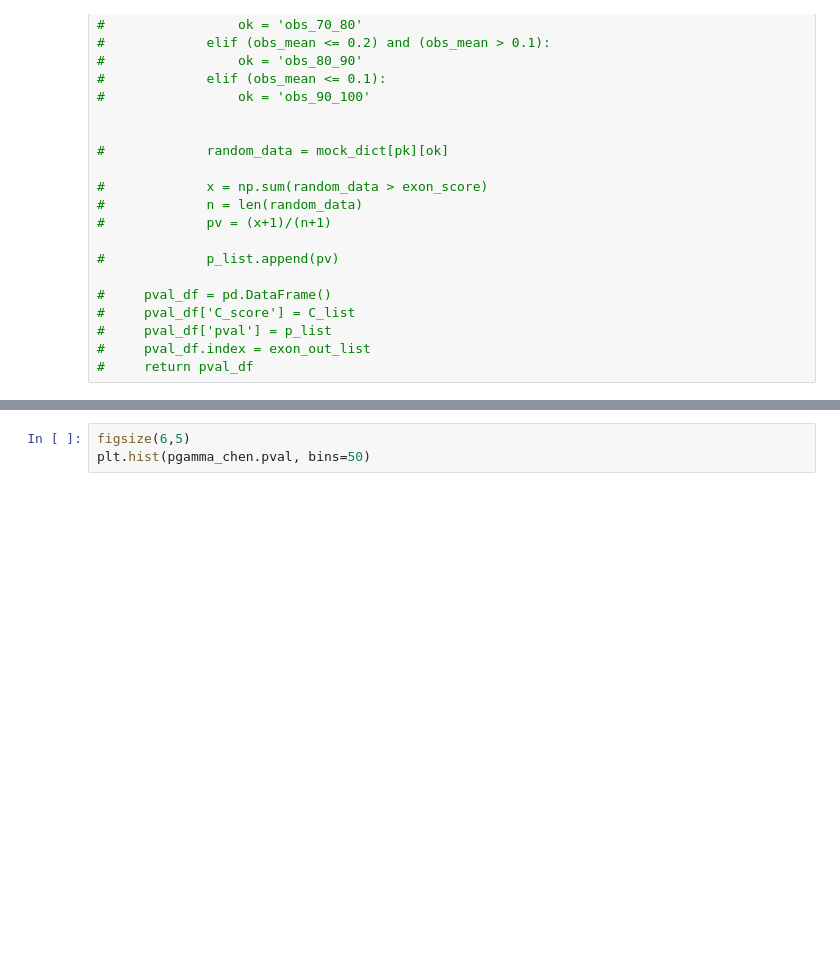
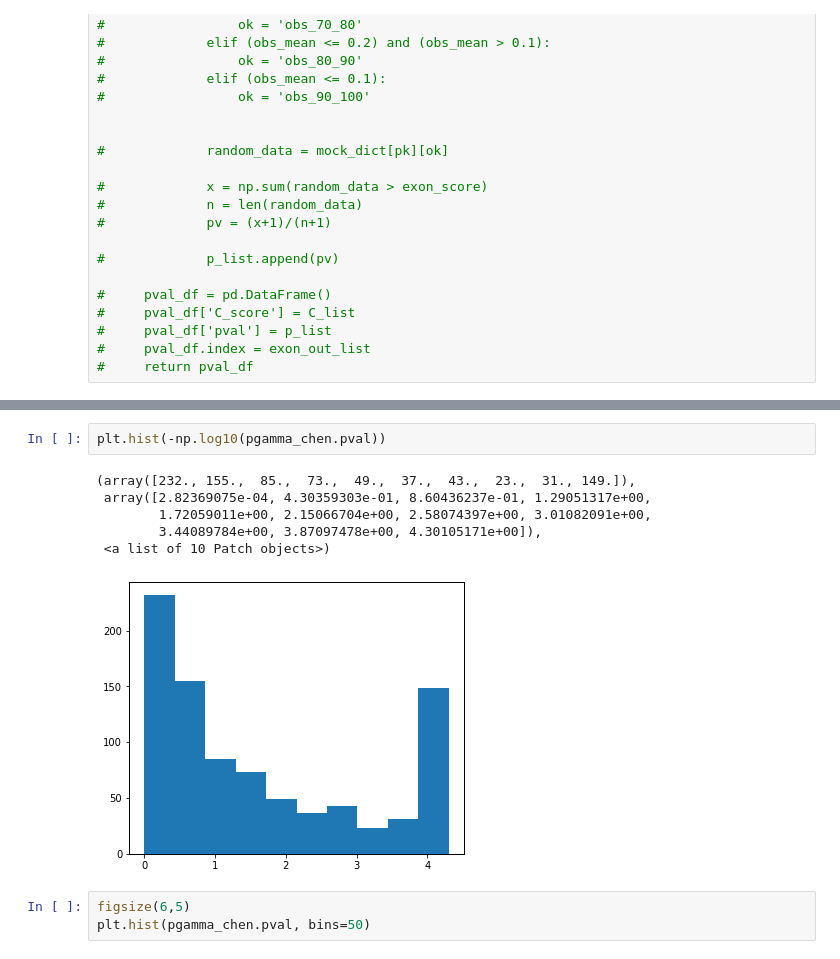
Before and after one commit to lareaulab/sc_binary_splicing, a Jupyter notebook: results/data_analysis/autocorrelation.ipynb, the cells around one changed output, grey strips where cells are left out. Cells and saved outputs as stored; diff of their text form; blank space fills up the shorter version.

```diff
--- a/results/data_analysis/autocorrelation.ipynb
+++ b/results/data_analysis/autocorrelation.ipynb
@@ -2218,3 +2243,12 @@ pgamma_chen
+# %%
+plt.hist(-np.log10(pgamma_chen.pval))
+# %% [output]
+(array([232., 155.,  85.,  73.,  49.,  37.,  43.,  23.,  31., 149.]),
+ array([2.82369075e-04, 4.30359303e-01, 8.60436237e-01, 1.29051317e+00,
+        1.72059011e+00, 2.15066704e+00, 2.58074397e+00, 3.01082091e+00,
+        3.44089784e+00, 3.87097478e+00, 4.30105171e+00]),
+ <a list of 10 Patch objects>)
+[figure, added]
 # %%
 figsize(6,5)
 plt.hist(pgamma_chen.pval, bins=50)
```
Also changed, not shown: parts of 22 cells of this notebook, 1 other file.
